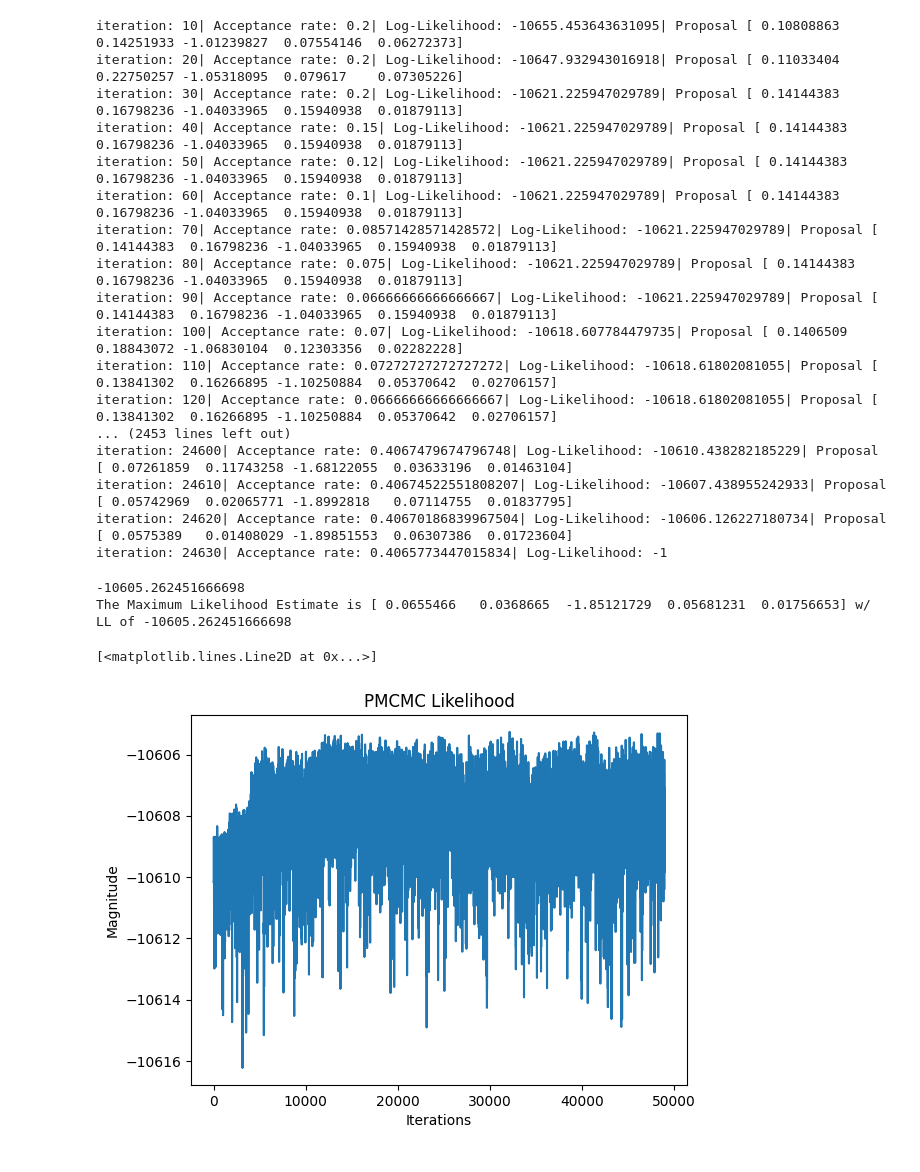
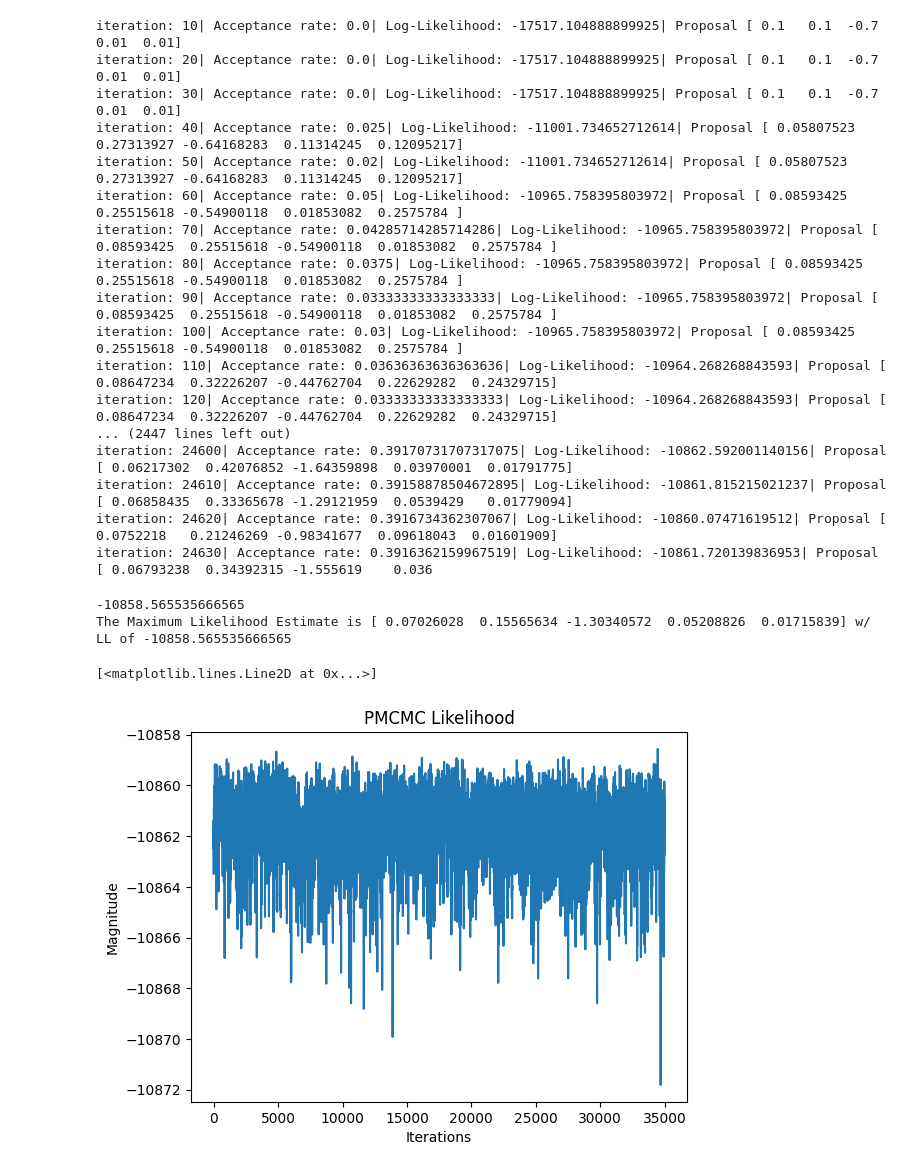
Before and after one commit to Averydx/PMCMC, a Jupyter notebook: examples/PMCMC_seir_OU.ipynb, the cells around one changed output. Cells and saved outputs as stored; diff of their text form; code cells hidden in the pictures.

```diff
--- a/examples/PMCMC_seir_OU.ipynb
+++ b/examples/PMCMC_seir_OU.ipynb
@@ -146,13 +146,13 @@ def seir_prior(theta):
 
 
 pmcmc_params = {'iterations':50_000,
-                'init_params':np.array([0.1,0.1,-1.,0.05,0.01]),
+                'init_params':np.array([0.1,0.1,-0.7,0.01,0.01]),
                 'prior':seir_prior,
-                'init_cov': 0.1 * np.diag([0.01,0.01,0.01,0.01,0.01]),
+                'init_cov':  np.diag([0.01,0.01,0.01,0.01,0.01]),
                 'burn_in':1_000}
 
 pf_params = {'num_particles':1000,
-                      'dt':0.1,
+                      'dt':1.,
                       'model':SEIR_model,
                       'observation_model':SEIR_Obs,
                       'model_dim':5,
@@ -170,41 +170,41 @@ pmcmc_output = particlemcmc(
                   )
 print(perf_counter() - t)
 # %% [output]
-iteration: 10| Acceptance rate: 0.2| Log-Likelihood: -10655.453643631095| Proposal [ 0.10808863  0.14251933 -1.01239827  0.07554146  0.06272373]
-iteration: 20| Acceptance rate: 0.2| Log-Likelihood: -10647.932943016918| Proposal [ 0.11033404  0.22750257 -1.05318095  0.079617    0.07305226]
-iteration: 30| Acceptance rate: 0.2| Log-Likelihood: -10621.225947029789| Proposal [ 0.14144383  0.16798236 -1.04033965  0.15940938  0.01879113]
-iteration: 40| Acceptance rate: 0.15| Log-Likelihood: -10621.225947029789| Proposal [ 0.14144383  0.16798236 -1.04033965  0.15940938  0.01879113]
-iteration: 50| Acceptance rate: 0.12| Log-Likelihood: -10621.225947029789| Proposal [ 0.14144383  0.16798236 -1.04033965  0.15940938  0.01879113]
-iteration: 60| Acceptance rate: 0.1| Log-Likelihood: -10621.225947029789| Proposal [ 0.14144383  0.16798236 -1.04033965  0.15940938  0.01879113]
-iteration: 70| Acceptance rate: 0.08571428571428572| Log-Likelihood: -10621.225947029789| Proposal [ 0.14144383  0.16798236 -1.04033965  0.15940938  0.01879113]
-iteration: 80| Acceptance rate: 0.075| Log-Likelihood: -10621.225947029789| Proposal [ 0.14144383  0.16798236 -1.04033965  0.15940938  0.01879113]
-iteration: 90| Acceptance rate: 0.06666666666666667| Log-Likelihood: -10621.225947029789| Proposal [ 0.14144383  0.16798236 -1.04033965  0.15940938  0.01879113]
-iteration: 100| Acceptance rate: 0.07| Log-Likelihood: -10618.607784479735| Proposal [ 0.1406509   0.18843072 -1.06830104  0.12303356  0.02282228]
-iteration: 110| Acceptance rate: 0.07272727272727272| Log-Likelihood: -10618.61802081055| Proposal [ 0.13841302  0.16266895 -1.10250884  0.05370642  0.02706157]
-iteration: 120| Acceptance rate: 0.06666666666666667| Log-Likelihood: -10618.61802081055| Proposal [ 0.13841302  0.16266895 -1.10250884  0.05370642  0.02706157]
-... (2453 lines left out)
-iteration: 24600| Acceptance rate: 0.4067479674796748| Log-Likelihood: -10610.438282185229| Proposal [ 0.07261859  0.11743258 -1.68122055  0.03633196  0.01463104]
-iteration: 24610| Acceptance rate: 0.40674522551808207| Log-Likelihood: -10607.438955242933| Proposal [ 0.05742969  0.02065771 -1.8992818   0.07114755  0.01837795]
-iteration: 24620| Acceptance rate: 0.40670186839967504| Log-Likelihood: -10606.126227180734| Proposal [ 0.0575389   0.01408029 -1.89851553  0.06307386  0.01723604]
-iteration: 24630| Acceptance rate: 0.4065773447015834| Log-Likelihood: -1
+iteration: 10| Acceptance rate: 0.0| Log-Likelihood: -17517.104888899925| Proposal [ 0.1   0.1  -0.7   0.01  0.01]
+iteration: 20| Acceptance rate: 0.0| Log-Likelihood: -17517.104888899925| Proposal [ 0.1   0.1  -0.7   0.01  0.01]
+iteration: 30| Acceptance rate: 0.0| Log-Likelihood: -17517.104888899925| Proposal [ 0.1   0.1  -0.7   0.01  0.01]
+iteration: 40| Acceptance rate: 0.025| Log-Likelihood: -11001.734652712614| Proposal [ 0.05807523  0.27313927 -0.64168283  0.11314245  0.12095217]
+iteration: 50| Acceptance rate: 0.02| Log-Likelihood: -11001.734652712614| Proposal [ 0.05807523  0.27313927 -0.64168283  0.11314245  0.12095217]
+iteration: 60| Acceptance rate: 0.05| Log-Likelihood: -10965.758395803972| Proposal [ 0.08593425  0.25515618 -0.54900118  0.01853082  0.2575784 ]
+iteration: 70| Acceptance rate: 0.04285714285714286| Log-Likelihood: -10965.758395803972| Proposal [ 0.08593425  0.25515618 -0.54900118  0.01853082  0.2575784 ]
+iteration: 80| Acceptance rate: 0.0375| Log-Likelihood: -10965.758395803972| Proposal [ 0.08593425  0.25515618 -0.54900118  0.01853082  0.2575784 ]
+iteration: 90| Acceptance rate: 0.03333333333333333| Log-Likelihood: -10965.758395803972| Proposal [ 0.08593425  0.25515618 -0.54900118  0.01853082  0.2575784 ]
+iteration: 100| Acceptance rate: 0.03| Log-Likelihood: -10965.758395803972| Proposal [ 0.08593425  0.25515618 -0.54900118  0.01853082  0.2575784 ]
+iteration: 110| Acceptance rate: 0.03636363636363636| Log-Likelihood: -10964.268268843593| Proposal [ 0.08647234  0.32226207 -0.44762704  0.22629282  0.24329715]
+iteration: 120| Acceptance rate: 0.03333333333333333| Log-Likelihood: -10964.268268843593| Proposal [ 0.08647234  0.32226207 -0.44762704  0.22629282  0.24329715]
+... (2447 lines left out)
+iteration: 24600| Acceptance rate: 0.39170731707317075| Log-Likelihood: -10862.592001140156| Proposal [ 0.06217302  0.42076852 -1.64359898  0.03970001  0.01791775]
+iteration: 24610| Acceptance rate: 0.39158878504672895| Log-Likelihood: -10861.815215021237| Proposal [ 0.06858435  0.33365678 -1.29121959  0.0539429   0.01779094]
+iteration: 24620| Acceptance rate: 0.3916734362307067| Log-Likelihood: -10860.07471619512| Proposal [ 0.0752218   0.21246269 -0.98341677  0.09618043  0.01601909]
+iteration: 24630| Acceptance rate: 0.3916362159967519| Log-Likelihood: -10861.720139836953| Proposal [ 0.06793238  0.34392315 -1.555619    0.036
 # %%
-burn_in = 1000
+burn_in = 15000
 
 MLE = np.argmax(pmcmc_output['Log Likelihood'])
 
 print(pmcmc_output['Log Likelihood'][MLE])
 
 print(f"The Maximum Likelihood Estimate is {pmcmc_output['accepted_params'][:,MLE]} w/ LL of {pmcmc_output['Log Likelihood'][MLE]}")
 
 plt.title("PMCMC Likelihood")
 plt.ylabel("Magnitude")
 plt.xlabel("Iterations")
 plt.plot(pmcmc_output['Log Likelihood'][burn_in:])
 # %% [output]
--10605.262451666698
-The Maximum Likelihood Estimate is [ 0.0655466   0.0368665  -1.85121729  0.05681231  0.01756653] w/ LL of -10605.262451666698
+-10858.565535666565
+The Maximum Likelihood Estimate is [ 0.07026028  0.15565634 -1.30340572  0.05208826  0.01715839] w/ LL of -10858.565535666565
 [<matplotlib.lines.Line2D at 0x...>]
-[figure, old version]
+[figure, new version]
 # %%
 plt.title(f"Distribution of $\\gamma$ w/ mean: {np.mean(pmcmc_output['accepted_params'][0,burn_in:])} and std: {np.std(pmcmc_output['accepted_params'][0,burn_in:])}")
 plt.hist(pmcmc_output['accepted_params'][0,burn_in:],density=True,bins = 50)
```
Also changed, not shown: parts of 7 cells of this notebook, 7 other files.
